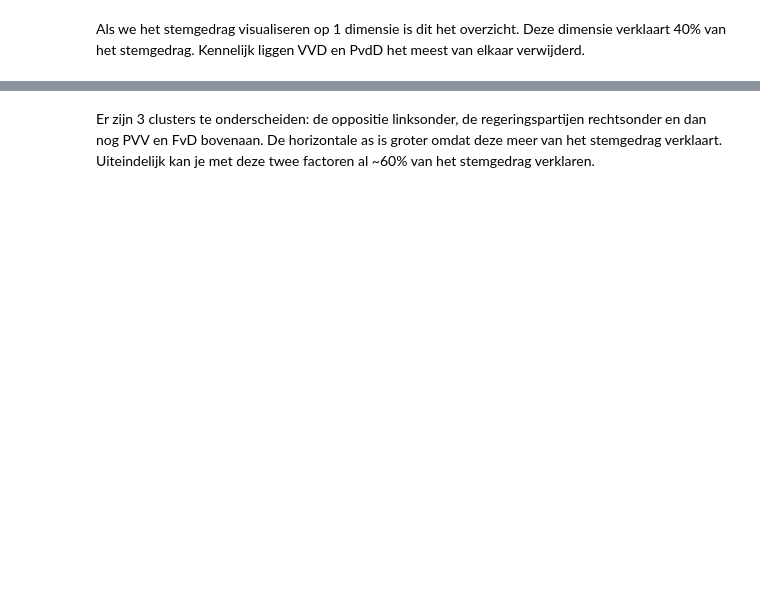
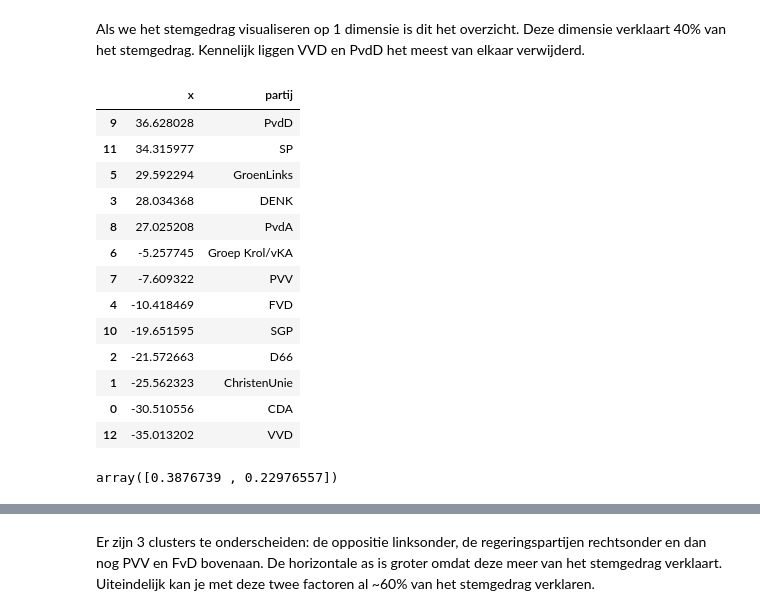
Before and after one commit to jvanelteren/kamermoties, a Jupyter notebook: 2_EDA.ipynb, the cells around one changed output, grey strips where cells are left out. Saved outputs shown, nothing was run; the diff lists cells and outputs as text; code cells hidden in the pictures; blank space fills up the shorter version.

```diff
--- a/2_EDA.ipynb
+++ b/2_EDA.ipynb
@@ -29,6 +29,9 @@ column_list = df.columns.values
 indiener_column = [c for c in column_list if 'Indiener' in c]
 medeindiener_column = [c for c in column_list if 'Medeindiener' in c]
 stem_column = [c for c in column_list if 'Stem_' in c and c != 'Stem_persoon']
+def get_stem_column(largest):
+    return [c for c in column_list if 'Stem_' in c and c != 'Stem_persoon' and c[5:] in largest]
+
 aantal_stemmen_column = [c for c in column_list if 'Aantal' in c]
 # %% [output]
 29514
@@ -35,6 +42,15 @@ aantal_stemmen_column = [c for c in column_list if 'Aantal' in c]
 # %%
 def get_largest_parties(year=2020,top=False):
     tmp = df[(df['Vergaderjaar']==str(year)+'-'+str(year+1))]
+    parties = [p for p in tmp.columns if 'Aantal_stemmen' in p][1:]
+    tmp = tmp[parties].mean().sort_values(ascending=False)
+    tmp = tmp[tmp.notna()]
+    tmp.index = tmp.index.str[15:]
+    if top: return tmp[:top].index
+    else: return tmp.index
+
+def get_largest_parties_chamber(chamber='Rutte III',top=False):
+    tmp = df[df['Kamer']== chamber]
     parties = [p for p in tmp.columns if 'Aantal_stemmen' in p][1:]
     tmp = tmp[parties].mean().sort_values(ascending=False)
     tmp = tmp[tmp.notna()]
@@ -588,17 +587,23 @@ chart
 # %% [markdown]
 ## Welke partijen lijken het meeste op elkaar qua stemgedrag?
 # %%
-for chamber in chambers:
+def get_pca(df, n_components=1, chamber='Rutte III', num_largest=None, return_ratio=False):
+    largest = get_largest_parties_chamber(chamber, num_largest)
+    stem_column = get_stem_column(largest)
     source_year = df.loc[df['Kamer'] == chamber][stem_column].dropna(axis=1, how='all').T
     X_year = SimpleImputer(strategy='most_frequent', fill_value=0).fit_transform(source_year)
-    pca = PCA(n_components=1)
+    pca = PCA(n_components = n_components)
     pca = pca.fit(X_year)
-    print('PCA results for', chamber)
-    print(pca.explained_variance_ratio_,pca.explained_variance_ratio_.sum())
-res_year = pca.transform(X_year)
-source = pd.DataFrame(res_year)
-source['partij'] = source_year.T.columns.str[5:]
-source = source.rename(index=str, columns={0: "x"}).sort_values('x',ascending=False)
+    print('PCA results for',chamber)
+    print('explained variance by factors', pca.explained_variance_ratio_,pca.explained_variance_ratio_.sum())
+    res_year = pca.transform(X_year)
+    source = pd.DataFrame(res_year)
+    source['partij'] = source_year.T.columns.str[5:]
+    source = source.rename(index=str, columns={0: "x", 1: "y"}).sort_values('x',ascending=False)
+    return (source, pca.explained_variance_ratio_) if return_ratio else source
+
+chamber = 'Rutte III'
+source = get_pca(df, n_components = 1, chamber = chamber, num_largest = 13)
 # this variable will be used throughout the notebook!
 parties = source['partij'][::-1]
 parties = [p for p in parties if p in get_largest_parties(2020,12)]
@@ -619,4 +618,25 @@ PCA results for Rutte III
 [interactive output not drawn]
 # %% [markdown]
 Als we het stemgedrag visualiseren op 1 dimensie is dit het overzicht. Deze dimensie verklaart 40% van het stemgedrag. Kennelijk liggen VVD en PvdD het meest van elkaar verwijderd.
+# %%
+source
+# %% [output]
+|  | x | partij |
+| 9 | 36.628028 | PvdD |
+| 11 | 34.315977 | SP |
+| 5 | 29.592294 | GroenLinks |
+| 3 | 28.034368 | DENK |
+| 8 | 27.025208 | PvdA |
+| 6 | -5.257745 | Groep Krol/vKA |
+| 7 | -7.609322 | PVV |
+| 4 | -10.418469 | FVD |
+| 10 | -19.651595 | SGP |
+| 2 | -21.572663 | D66 |
+| 1 | -25.562323 | ChristenUnie |
+| 0 | -30.510556 | CDA |
+| 12 | -35.013202 | VVD |
+# %%
+source
+# %% [output]
+array([0.3876739 , 0.22976557])
 # %%
```
Also changed, not shown: parts of 8 cells of this notebook, 1 other file.
